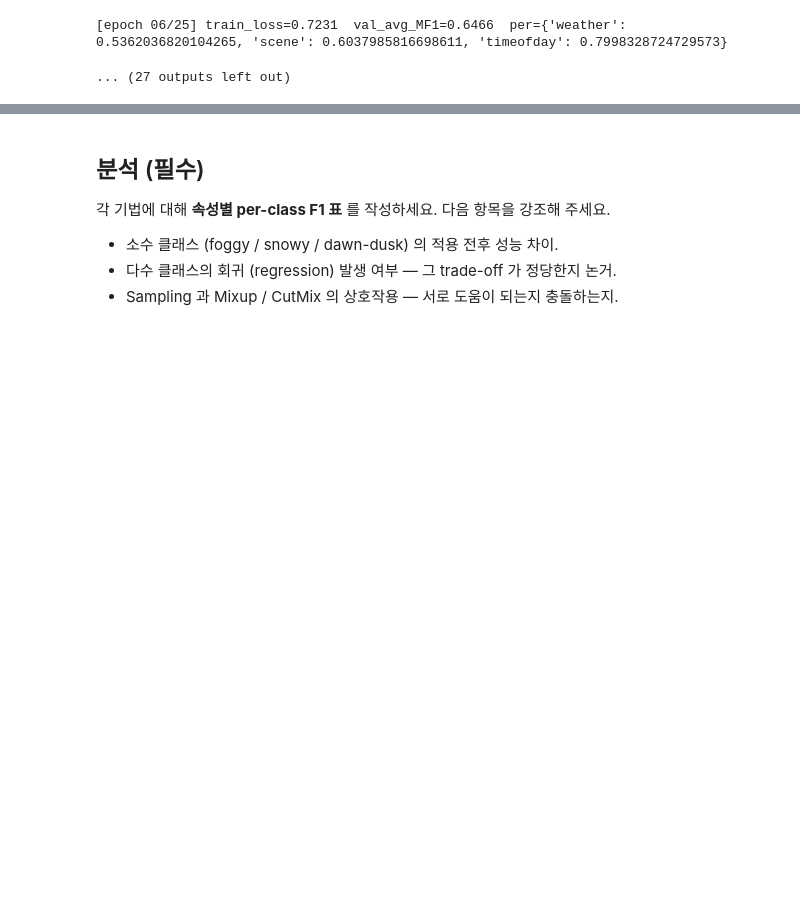
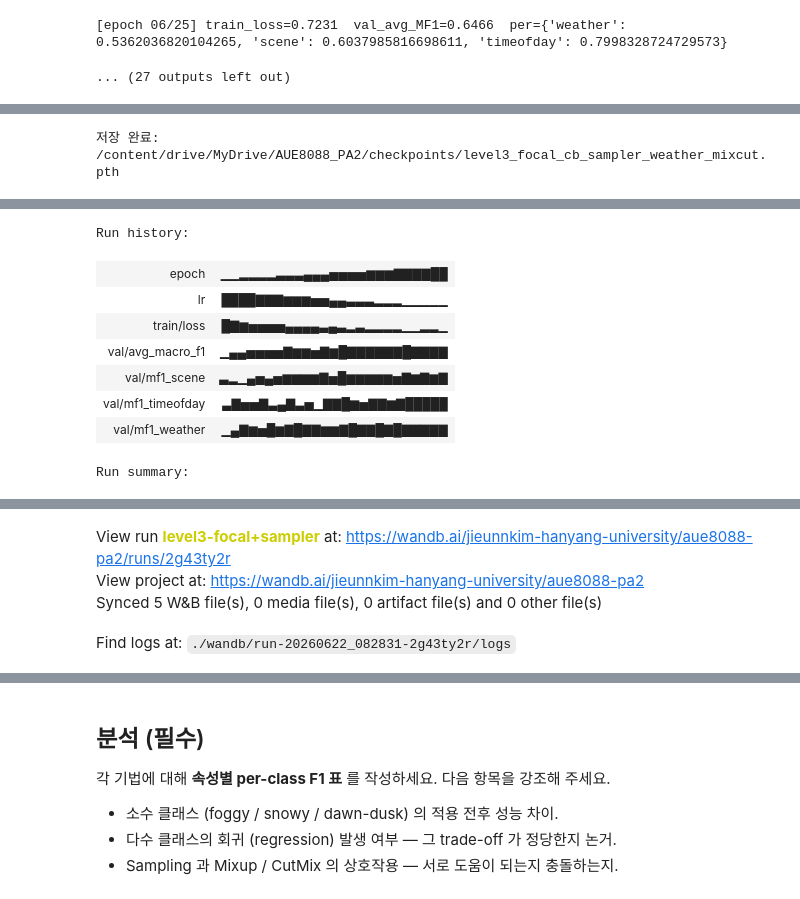
Before and after one commit to Jieunn-Kim/2026-HYU-AUE8088-PA2, a Jupyter notebook: notebooks/level3_imbalance.ipynb, the cells around one changed output, grey strips where cells are left out. Drawn from its saved outputs; the diff is of its cells as text; code cells hidden in the pictures; blank space fills up the shorter version.

```diff
--- a/notebooks/level3_imbalance.ipynb
+++ b/notebooks/level3_imbalance.ipynb
@@ -593,21 +619,3 @@ View run at https://wandb.ai/jieunnkim-hanyang-university/aue8088-pa2/runs/eudsl
 [epoch 05/25] train_loss=0.9126  val_avg_MF1=0.6310  per={'weather': 0.5314887771784323, 'scene': 0.5913866364713317, 'timeofday': 0.7702126237058935}
 [epoch 06/25] train_loss=0.7231  val_avg_MF1=0.6466  per={'weather': 0.5362036820104265, 'scene': 0.6037985816698611, 'timeofday': 0.7998328724729573}
 ... (27 outputs left out)
-# %%
-# 옵션 C — 학습 루프에 Mixup/CutMix 를 통합하여 적용
-# (깨끗한 실험을 위해서는 _train_one_epoch 를 서브클래싱하는 것이 좋으나,
-#  아래는 augmented step 의 핵심만 인라인으로 보인 것입니다.)
-
-from tqdm import tqdm
-
-def step_with_mix(images, targets):
-    """50% 확률로 Mixup, 나머지 50% 확률로 CutMix 적용."""
-    if torch.rand(1).item() < 0.5:
-        x, ya, yb, lam = mixup_data(images, targets, alpha=0.2)
-    else:
-        x, ya, yb, lam = cutmix_data(images, targets, alpha=1.0)
-    logits = model(x)
-    return mixed_loss(loss_fns, logits, ya, yb, lam)
-
-# TODO: step_with_mix 와 trainer.evaluate() 를 사용하여 학습 루프를 작성하세요.
-# 직접 작성한 학습 루프 안에서도 logger.log({...}, step=epoch) 로 매 epoch 메트릭을 wandb 에 보낼 수 있습니다.
@@ -613,0 +807,48 @@ def step_with_mix(images, targets):
+# %%
+# 저장
+save_dir = (
+    "/content/drive/MyDrive/"
+    "AUE8088_PA2/checkpoints"
+)
+
+os.makedirs(
+    save_dir,
+    exist_ok=True,
+)
+
+save_path = os.path.join(
+    save_dir,
+    "level3_focal_cb_sampler_weather_mixcut.pth",
+)
+
+torch.save(
+    {
+        "state_dict":
+            trainer.model.state_dict(),
+        "history": history,
+        "backbone":
+            "vit_s16_pretrained",
+        "sampler":
+            "class_balanced_weather",
+        "loss": {
+            "weather":
+                "focal_gamma_2.0",
+            "scene":
+                "class_balanced_loss",
+            "timeofday":
+                "cross_entropy",
+        },
+        "augmentation": {
+            "mixup_alpha": 0.2,
+            "cutmix_alpha": 1.0,
+            "selection": "50:50",
+        },
+    },
+    save_path,
+)
+
+print("저장 완료:", save_path)
+
+trainer.logger.finish()
+# %% [output]
+저장 완료: /content/drive/MyDrive/AUE8088_PA2/checkpoints/level3_focal_cb_sampler_weather_mixcut.pth
@@ -613,0 +856,9 @@ def step_with_mix(images, targets):
+Run history:
+| epoch | ▁▁▂▂▂▂▃▃▃▄▄▄▅▅▅▅▆▆▆▇▇▇▇██ |
+| lr | ████▇▇▇▆▆▆▅▅▄▄▃▃▃▂▂▂▁▁▁▁▁ |
+| train/loss | █▇▆▅▅▅▅▄▄▄▄▃▄▃▂▃▂▂▂▂▁▁▂▂▁ |
+| val/avg_macro_f1 | ▁▄▄▅▅▅▅▇▆▆▅▇▆█▇▇▇▇▇▇█▇▇▇▇ |
+| val/mf1_scene | ▃▂▁▄▅▄▅▆▆▆▆▇▅█▆▆▆▆▆▅▇▆▇▆▇ |
+| val/mf1_timeofday | ▃▇▅▅▇▃▄▇▃▅▁▇▇█▆▅▇▇▆▇█████ |
+| val/mf1_weather | ▁▄▇▆▅█▆▇█▇▇▆▆▇█▇▇█▇█▇▇▇▇▇ |
+Run summary:
@@ -614,3 +872,7 @@ def step_with_mix(images, targets):
+View run level3-focal+sampler at: https://wandb.ai/jieunnkim-hanyang-university/aue8088-pa2/runs/2g43ty2r
+View project at: https://wandb.ai/jieunnkim-hanyang-university/aue8088-pa2
+Synced 5 W&B file(s), 0 media file(s), 0 artifact file(s) and 0 other file(s)
+Find logs at: ./wandb/run-20260622_082831-2g43ty2r/logs
 # %%
 # 학습 종료 후 — 속성별 confusion matrix + per-class F1 표를 wandb 에 업로드
 val_pred, _, val_tgt, _ = collect_predictions(model, val_loader, device)
```
Also changed, not shown: parts of 9 cells of this notebook.
